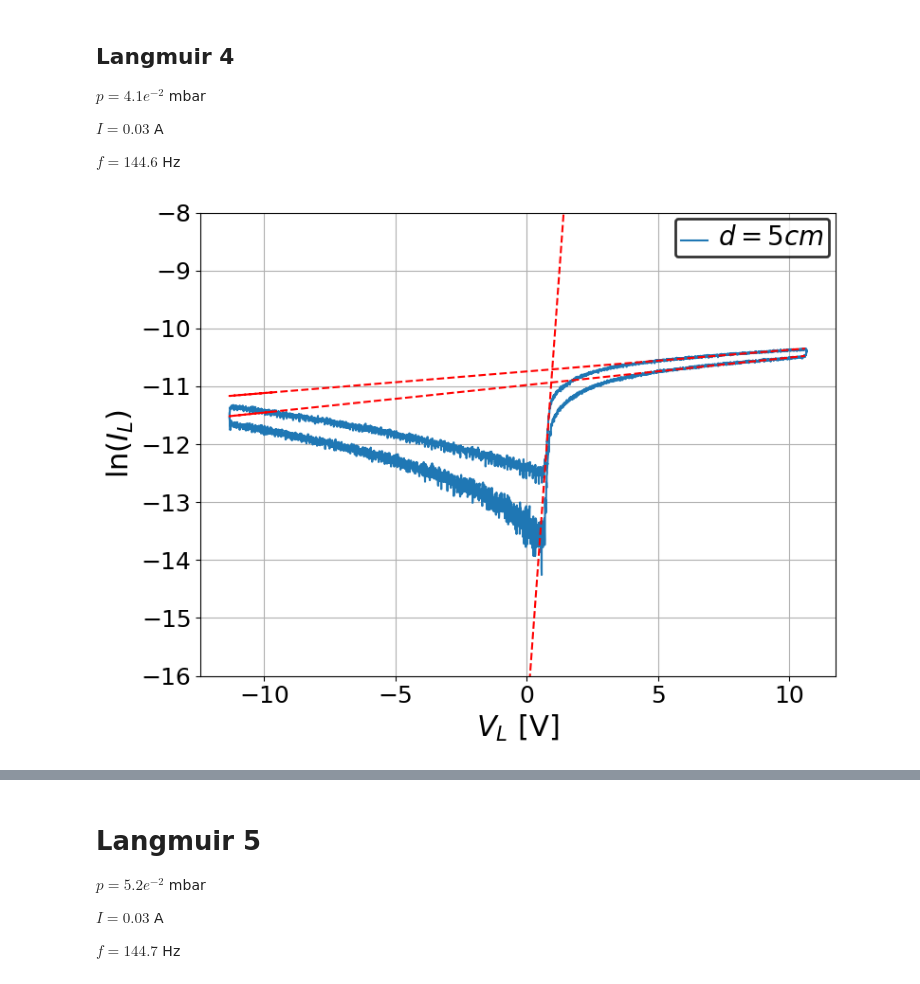
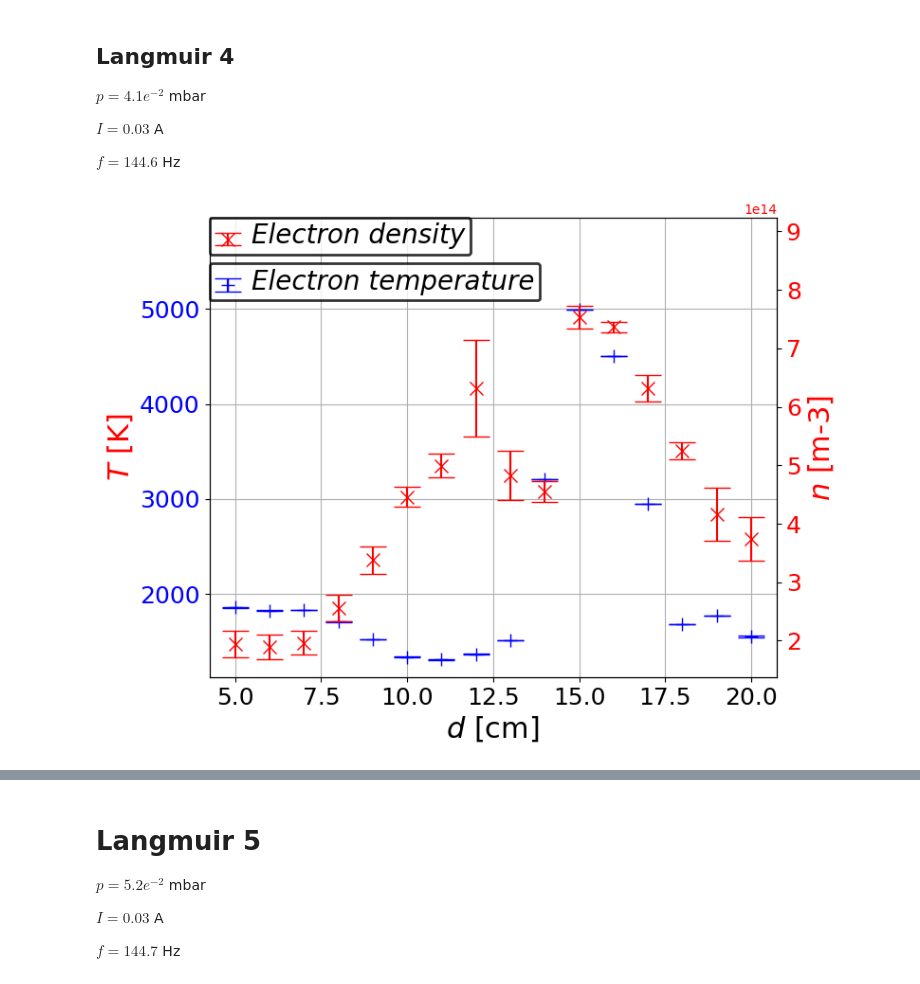
Before and after one commit to ferocitoo/TP3, a Jupyter notebook: TP_Plasma/Langmuir.ipynb, the cells around one changed output, grey strips where cells are left out. Cells and saved outputs as stored; diff of their text form; code cells hidden in the pictures.

```diff
--- a/TP_Plasma/Langmuir.ipynb
+++ b/TP_Plasma/Langmuir.ipynb
@@ -552,56 +559,100 @@ ns = np.zeros(len(Vs))
 
 for i in range (len(Vs)):
     V = Vs[i][0]
     I = Is[i][0]
     ln_I = np.log(I)
 
     for idx in range(len(ln_I)):
         if np.isnan(ln_I[idx]):
             ln_I[idx] = ln_I[idx - 1] if idx - 1 >= 0 else ln_I[idx + 1]
 
     i1 = 7400
     i0 = 14000
-
     popt1, pcov1 = curve_fit(linear_fit, V[i1-2000:i1], ln_I[i1-2000:i1], p0=[1, 1])
-
     popt1_1, pcov1_1 = curve_fit(linear_fit, V[i1+100:i1+2000], ln_I[i1+100:i1+2000], p0=[1, 1])
-
     popt2, pcov2 = curve_fit(linear_fit, V[4300:4350], ln_I[4300:4350], p0=[1, 1])
 
     popt1_moy = (popt1 + popt1_1) / 2
+    pcov1_moy = (pcov1 + pcov1_1) / 2
+
     V_P = (popt2[1] - popt1_moy[1]) / (popt1_moy[0] - popt2[0])
     ln_I_P = linear_fit(V_P, *popt1_moy)
-
-    T = e / (kb * popt2[0])
-
-    n = 1/(A * e) * np.sqrt(2 * np.pi * me / (kb * T)) * np.exp(linear_fit(V_P, *popt2))
+    ln_I_P_1 = linear_fit(V_P, *popt1)
+    d_ln_I_P = np.abs(ln_I_P - ln_I_P_1)
+    # print(f'ln_I_P = {ln_I_P:.2f} +/- {d_ln_I_P}')
+    s = popt2[0]
+    ds = pcov2[0][0]
+    #error on I_es
+    T = e / (kb * s)
+    dT = T * np.abs(ds / s)
+    Ies = np.exp(ln_I_P)
+    dIes = np.exp(ln_I_P) * d_ln_I_P
+    n = 1/(A * e) * np.sqrt(2 * np.pi * me / (kb * T)) * Ies
+    dn = n * (dIes / Ies + 0.5 * dT / T)
 
     Ts[i] = T
     ns[i] = n
+    dTs[i] = dT
+    dns[i] = dn
 
-    ax,fig = u.create_figure_and_apply_format((8,6),xlabel=xlabel, ylabel=ylabel)
-    ax.plot(V[0:i0], ln_I[0:i0], label=f'$d = {i+5} cm$')
-    ax.plot(V[0:i1], linear_fit(V[0:i1], *popt1), 'r--')
-    ax.plot(V[0:i1], linear_fit(V[0:i1], *popt1_1), 'r--')
-    ax.plot(V[0:i1], linear_fit(V[0:i1], *popt2), 'r--')
 
-    ax.set_ylim(-16, -8)
+    # ax,fig = u.create_figure_and_apply_format((8,6),xlabel=xlabel, ylabel=ylabel)
+    # ax.plot(V[0:i0], ln_I[0:i0], label=f'$d = {i+5} cm$')
+    # ax.plot(V[0:i1], linear_fit(V[0:i1], *popt1), 'r--')
+    # ax.plot(V[0:i1], linear_fit(V[0:i1], *popt1_1), 'r--')
+    # ax.plot(V[0:i1], linear_fit(V[0:i1], *popt2), 'r--')
 
-    u.set_legend_properties(ax)
+    # ax.set_ylim(-16, -8)
 
-    plt.show()
+    # u.set_legend_properties(ax)
 
-    print(f'T = {T:.2f} K')
-    print(f'n = {n:.2e} cm-3')
+    # plt.show()
 
-ax,fig = u.create_figure_and_apply_format((8,6),xlabel='$d$ [cm]', ylabel='$T$ [K]')
-ax.plot(np.arange(5, 21), Ts)
-u.set_legend_properties(ax)
+    # print(f'T = {T:.2f} K')
+    # print(f'n = {n:.2e} cm-3')
+
+# ax,fig = u.create_figure_and_apply_format((8,6),xlabel='$d$ [cm]', ylabel='$T$ [K]')
+# ax.plot(np.arange(5, 21), Ts)
+# u.set_legend_properties(ax)
+# plt.show()
+
+# ax,fig = u.create_figure_and_apply_format((8,6),xlabel='$d$ [cm]', ylabel='$n$ [m-3]')
+# ax.plot(np.arange(5, 21), ns)
+# u.set_legend_properties(ax)
+# plt.show()
+
+fig, ax1 = plt.subplots(figsize=(8, 6))
+u.set_axis_and_tick_properties(ax1, x_label='$d$ [cm]', y_label='$T$ [K]')
+color = 'blue'
+ax1.errorbar(np.arange(5, 21), Ts, yerr=dTs, fmt='+', color=color, markersize=10, capsize=10, capthick=1, label="Electron temperature")
+ax1.tick_params(axis='y', labelcolor=color)
+ax1.set_ylabel('$T$ [K]', color=color)  # we already handled the x-label with ax1
+
+ax2 = ax1.twinx()  # instantiate a second axes that shares the same x-axis
+u.set_axis_and_tick_properties(ax2, x_label='$d$ [cm]', y_label='$n$ [m-3]')
+color = 'red'
+ax2.set_ylabel('$n$ [m-3]', color=color)  # we already handled the x-label with ax1
+ax2.errorbar(np.arange(5, 21), ns, yerr=dns, fmt='x', color=color, markersize=10, capsize=10, capthick=1, label="Electron density")
+ax2.tick_params(axis='y', labelcolor=color)
+
+ax1.grid()
+ax1.set_ylabel('$T$ [K]', color=color)  # we already handled the x-label with ax1
+
+y01, y1 = ax1.get_ylim()
+y1 += 0.15 * y1
+ax1.set_ylim(y01, y1)
+
+y02, y2 = ax2.get_ylim()
+y2 += 0.15 * y2
+ax2.set_ylim(y02, y2)
+
+u.set_legend_properties(ax1, loc=(0, 0.82))
+u.set_legend_properties(ax2, loc=(0, 0.92))
+
+fig.tight_layout()  # to prevent overlap of labels
+
+fig.savefig(f'Figures/Tnd_p=4.1_f=75.pdf', bbox_inches='tight')
+
 plt.show()
-
-ax,fig = u.create_figure_and_apply_format((8,6),xlabel='$d$ [cm]', ylabel='$n$ [m-3]')
-ax.plot(np.arange(5, 21), ns)
-u.set_legend_properties(ax)
-plt.show()
 # %% [output]
-[figure, old version]
+[figure, new version]
```
Also changed, not shown: parts of 5 cells of this notebook.
